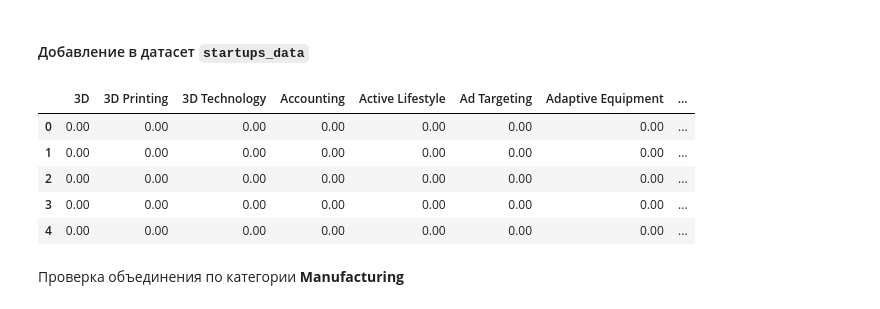
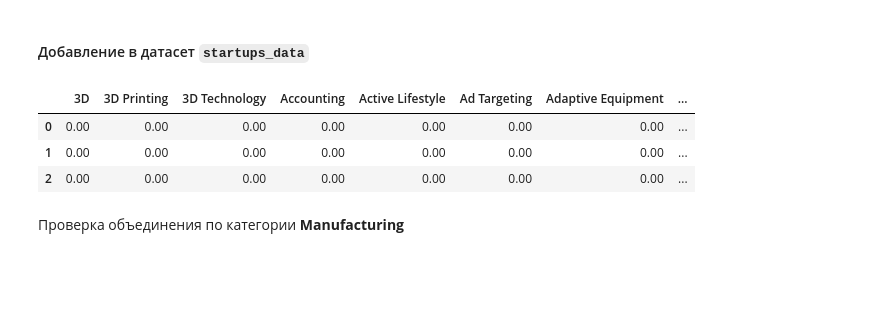
Before and after one commit to andrew-tvorogov/practicum_masterskaya_1, a Jupyter notebook: practicum_startups.ipynb, the cells around one changed output. Saved outputs shown, nothing was run; the diff lists cells and outputs as text; code cells hidden in the pictures; blank space fills up the shorter version.

```diff
--- a/practicum_startups.ipynb
+++ b/practicum_startups.ipynb
@@ -683,0 +746,2 @@ len(categories)
+# %%
+pd.reset_option('display.max_rows', 0) # вернёт ограничение на количество строк таблицы
@@ -686,5 +751,0 @@ len(categories)
-# %%
-#df['ConstantColumn'] = 100
-for column_name in categories:
-    startups_data[column_name] = np.nan
-    startups_test[column_name] = np.nan
@@ -691,18 +792,22 @@ for column_name in categories:
 # %% [markdown]
 ### Добавление бинарных признаков из полученного списка уникальных категорий
+# %%
+startups_data_copy = startups_data.copy()
+startups_test_copy = startups_test.copy()
+for column_name in categories:
+    startups_data_copy[column_name] = np.nan
+    startups_test_copy[column_name] = np.nan
 # %% [markdown]
 #### Добавление в датасет ``startups_data``
 # %%
-startups_data_categorized = startups_data.combine_first(categories_from_category_list_data)
+startups_data_categorized = startups_data_copy.combine_first(categories_from_category_list_data)
 # %%
-startups_data_categorized.head(5)
+startups_data_categorized.head(3)
 # %% [output]
 |  | 3D | 3D Printing | 3D Technology | Accounting | Active Lifestyle | Ad Targeting | Adaptive Equipment | ... |
 | 0 | 0.00 | 0.00 | 0.00 | 0.00 | 0.00 | 0.00 | 0.00 | ... |
 | 1 | 0.00 | 0.00 | 0.00 | 0.00 | 0.00 | 0.00 | 0.00 | ... |
 | 2 | 0.00 | 0.00 | 0.00 | 0.00 | 0.00 | 0.00 | 0.00 | ... |
-| 3 | 0.00 | 0.00 | 0.00 | 0.00 | 0.00 | 0.00 | 0.00 | ... |
-| 4 | 0.00 | 0.00 | 0.00 | 0.00 | 0.00 | 0.00 | 0.00 | ... |
 # %% [markdown]
 Проверка объединения по категории **Manufacturing**
 # %%
```
Also changed, not shown: parts of 40 cells of this notebook.
